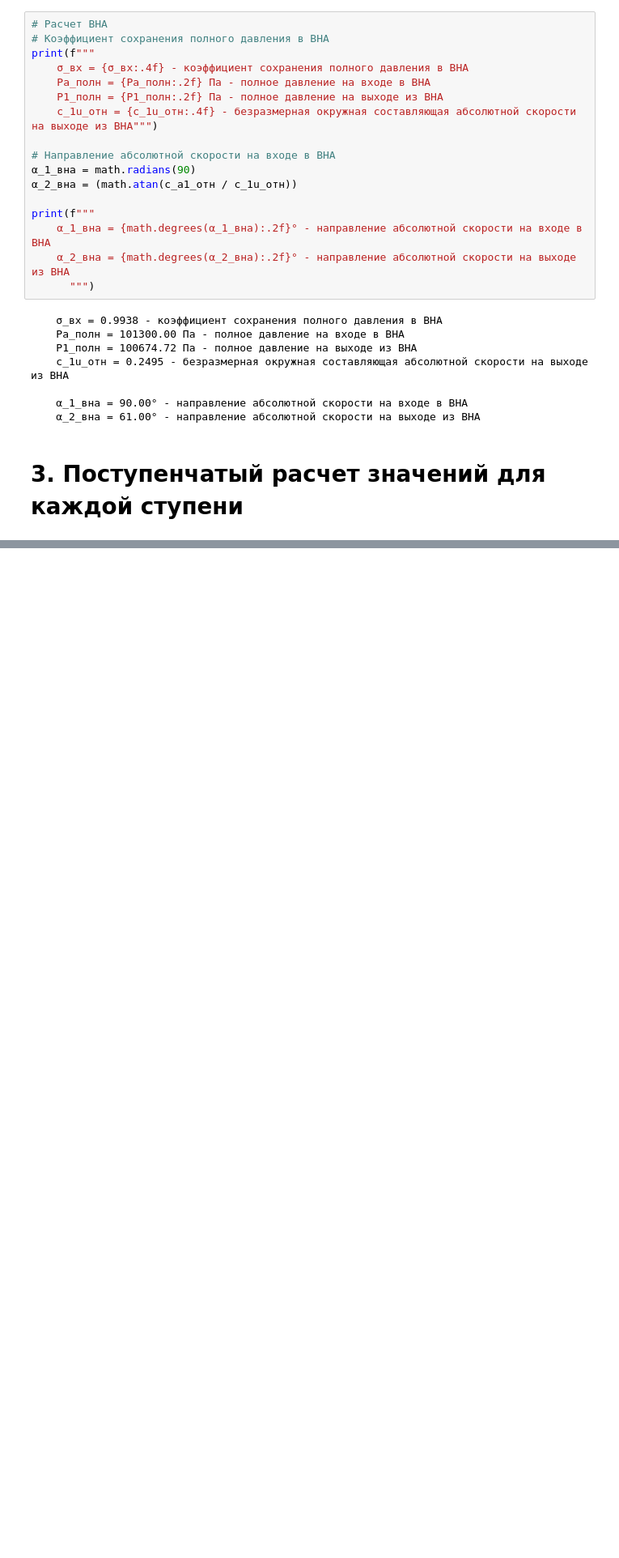
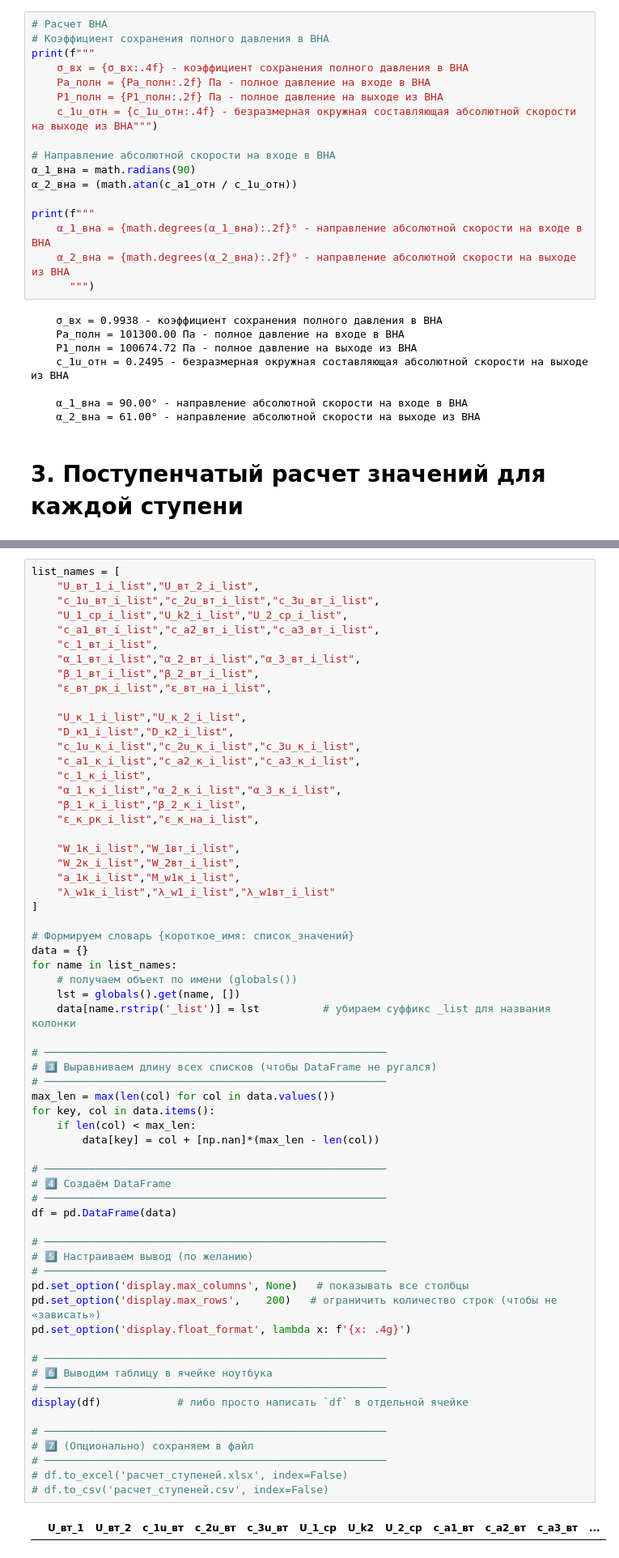
Before and after one commit to mikiway902/Compressor_Kurs, a Jupyter notebook: main.ipynb, the cells around one changed output, grey strips where cells are left out. Shown at 81% size. Saved outputs shown, nothing was run; the diff lists cells and outputs as text; blank space fills up the shorter version.

```diff
--- a/main.ipynb
+++ b/main.ipynb
@@ -928,0 +986,65 @@ df.to_excel('расчет_ступеней.xlsx', index=False)
+# %%
+list_names = [
+    "U_вт_1_i_list","U_вт_2_i_list",
+    "c_1u_вт_i_list","c_2u_вт_i_list","c_3u_вт_i_list",
+    "U_1_ср_i_list","U_k2_i_list","U_2_ср_i_list",
+    "c_a1_вт_i_list","c_a2_вт_i_list","c_a3_вт_i_list",
+    "c_1_вт_i_list",
+    "α_1_вт_i_list","α_2_вт_i_list","α_3_вт_i_list",
+    "β_1_вт_i_list","β_2_вт_i_list",
+    "ε_вт_рк_i_list","ε_вт_на_i_list",
+
+    "U_к_1_i_list","U_к_2_i_list",
+    "D_к1_i_list","D_к2_i_list",
+    "c_1u_к_i_list","c_2u_к_i_list","c_3u_к_i_list",
+    "c_a1_к_i_list","c_a2_к_i_list","c_a3_к_i_list",
+    "c_1_к_i_list",
+    "α_1_к_i_list","α_2_к_i_list","α_3_к_i_list",
+    "β_1_к_i_list","β_2_к_i_list",
+    "ε_к_рк_i_list","ε_к_на_i_list",
+
+    "W_1к_i_list","W_1вт_i_list",
+    "W_2к_i_list","W_2вт_i_list",
+    "a_1к_i_list","M_w1к_i_list",
+    "λ_w1к_i_list","λ_w1_i_list","λ_w1вт_i_list"
+]
+
+# Формируем словарь {короткое_имя: список_значений}
+data = {}
+for name in list_names:
+    # получаем объект по имени (globals())
+    lst = globals().get(name, [])
+    data[name.rstrip('_list')] = lst          # убираем суффикс _list для названия колонки
+
+# ──────────────────────────────────────────────────────
+# 3️⃣ Выравниваем длину всех списков (чтобы DataFrame не ругался)
+# ──────────────────────────────────────────────────────
+max_len = max(len(col) for col in data.values())
+for key, col in data.items():
+    if len(col) < max_len:
+        data[key] = col + [np.nan]*(max_len - len(col))
+
+# ──────────────────────────────────────────────────────
+# 4️⃣ Создаём DataFrame
+# ──────────────────────────────────────────────────────
+df = pd.DataFrame(data)
+
+# ──────────────────────────────────────────────────────
+# 5️⃣ Настраиваем вывод (по желанию)
+# ──────────────────────────────────────────────────────
+pd.set_option('display.max_columns', None)   # показывать все столбцы
+pd.set_option('display.max_rows',    200)   # ограничить количество строк (чтобы не «зависать»)
+pd.set_option('display.float_format', lambda x: f'{x: .4g}')
+
+# ──────────────────────────────────────────────────────
+# 6️⃣ Выводим таблицу в ячейке ноутбука
+# ──────────────────────────────────────────────────────
+display(df)            # либо просто написать `df` в отдельной ячейке
+
+# ──────────────────────────────────────────────────────
+# 7️⃣ (Опционально) сохраняем в файл
+# ──────────────────────────────────────────────────────
+# df.to_excel('расчет_ступеней.xlsx', index=False)
+# df.to_csv('расчет_ступеней.csv', index=False)
+# %% [output]
+|  | U_вт_1 | U_вт_2 | c_1u_вт | c_2u_вт | c_3u_вт | U_1_ср | U_k2 | U_2_ср | c_a1_вт | c_a2_вт | c_a3_вт | ... |
```
Also changed, not shown: parts of 13 cells of this notebook, 6 other files.
